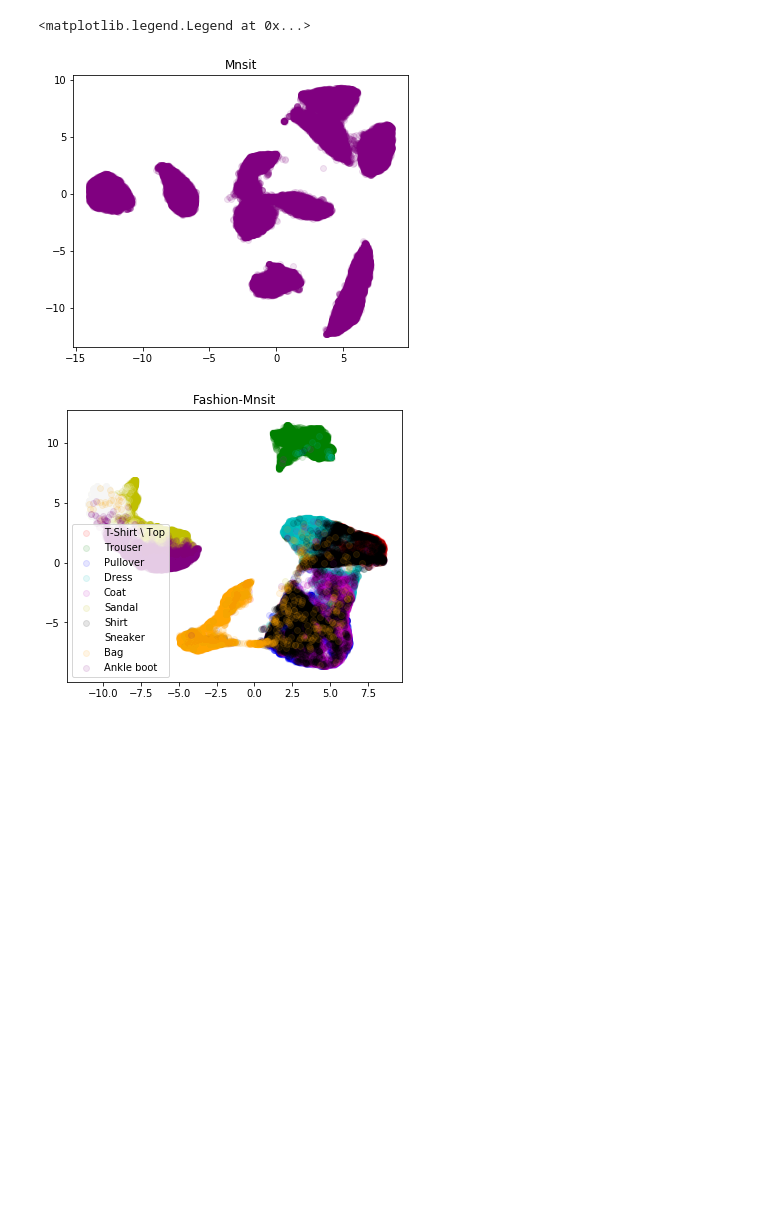
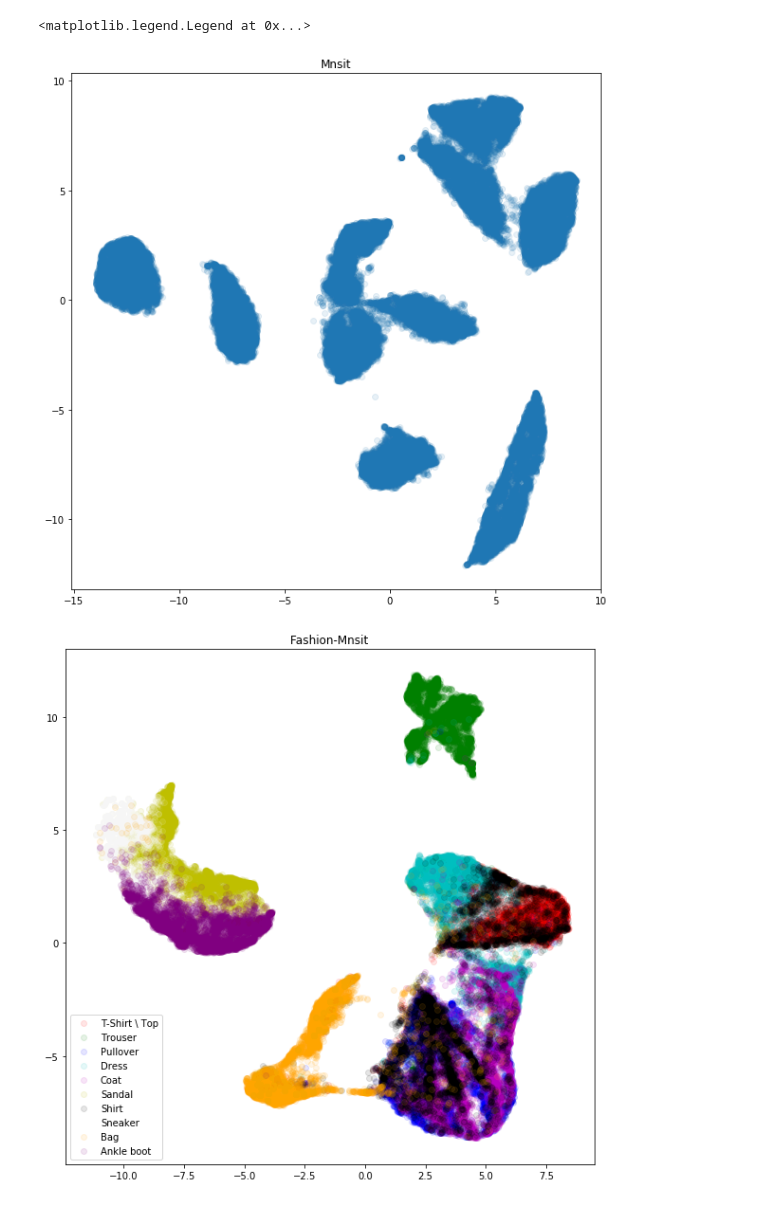
Before and after one commit to Nimrods/DeepLearning-Fashion-MNIST-Projects, a Jupyter notebook: FashionMNIST - Introduction.ipynb, the cells around one changed output. Saved outputs shown, nothing was run; the diff lists cells and outputs as text; code cells hidden in the pictures; blank space fills up the shorter version.

Commit message:
Add files via upload
update some graphs

```diff
--- a/FashionMNIST - Introduction.ipynb
+++ b/FashionMNIST - Introduction.ipynb
@@ -63,18 +61,17 @@ embedding_fashion_mnist = umap_.fit_transform(X_train_fashion_mnist)
 # %%
 target_ids = range(len(originalClasses))
 colors = ['r', 'g', 'b', 'c', 'm', 'y', 'k', 'w', 'orange', 'purple']
 
-plt.figure(figsize=(6, 5))
+plt.figure(figsize=(10, 10))
 plt.title('Mnsit')
-# for i, c, label in zip(target_ids, colors, originalClasses.values()):
-plt.scatter(embedding_mnist[:, 0], embedding_mnist[:, 1], c=c, label=label, alpha=0.1 )
+plt.scatter(embedding_mnist[:, 0], embedding_mnist[:, 1], alpha=0.1 )
 
-plt.figure(figsize=(6, 5))
+plt.figure(figsize=(10, 10))
 plt.title('Fashion-Mnsit')
 for i, c, label in zip(target_ids, colors, originalClasses.values()):
     plt.scatter(embedding_fashion_mnist[6000*i:6000*(i+1), 0], embedding_fashion_mnist[6000*i:6000*(i+1), 1], c=c, label=label, alpha=0.1)
 plt.legend(loc='lower left')
 # %% [output]
 <matplotlib.legend.Legend at 0x...>
-[figure, old version]
+[figure, new version]
-[figure, old version]
+[figure, new version]
```
Also changed, not shown: parts of 2 cells of this notebook, 1 other file.
